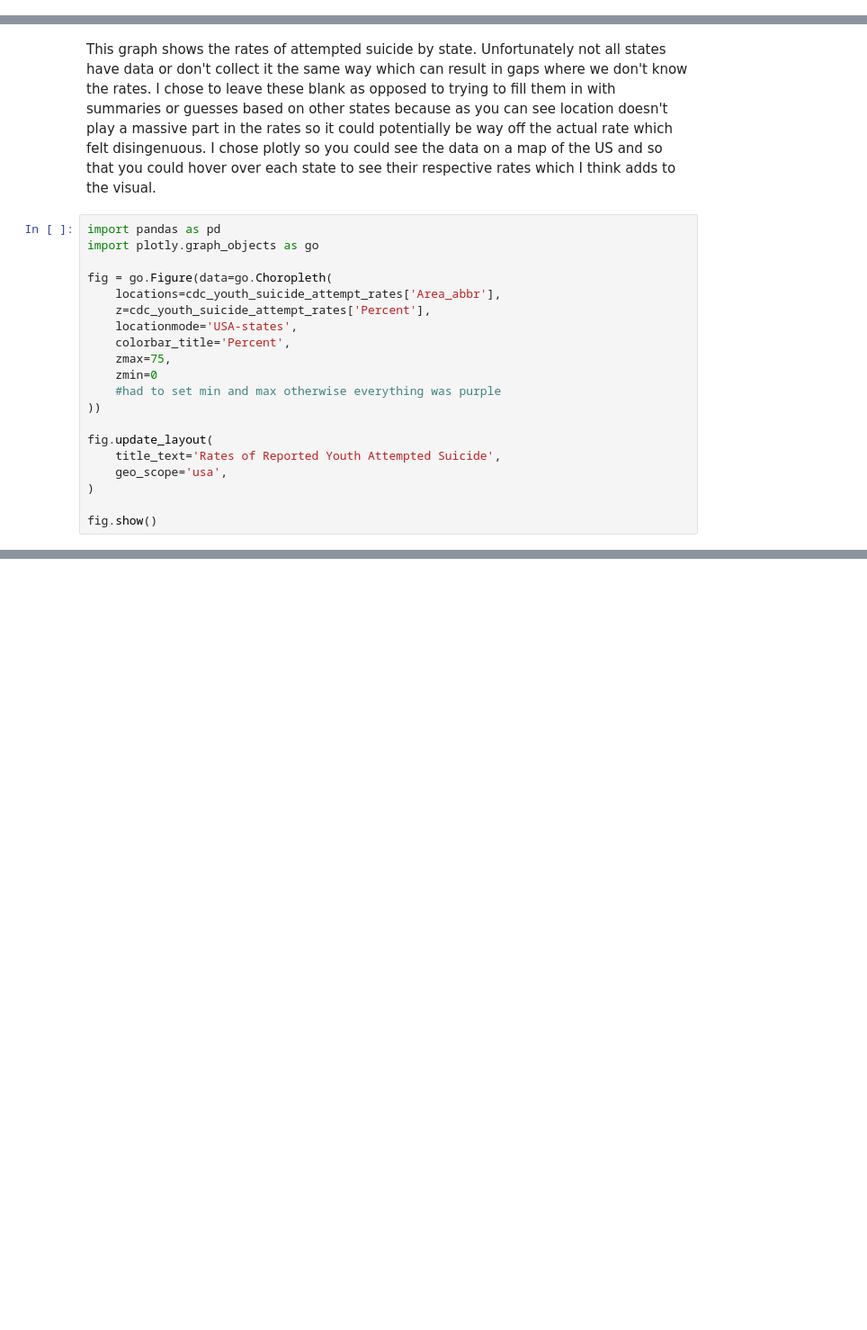
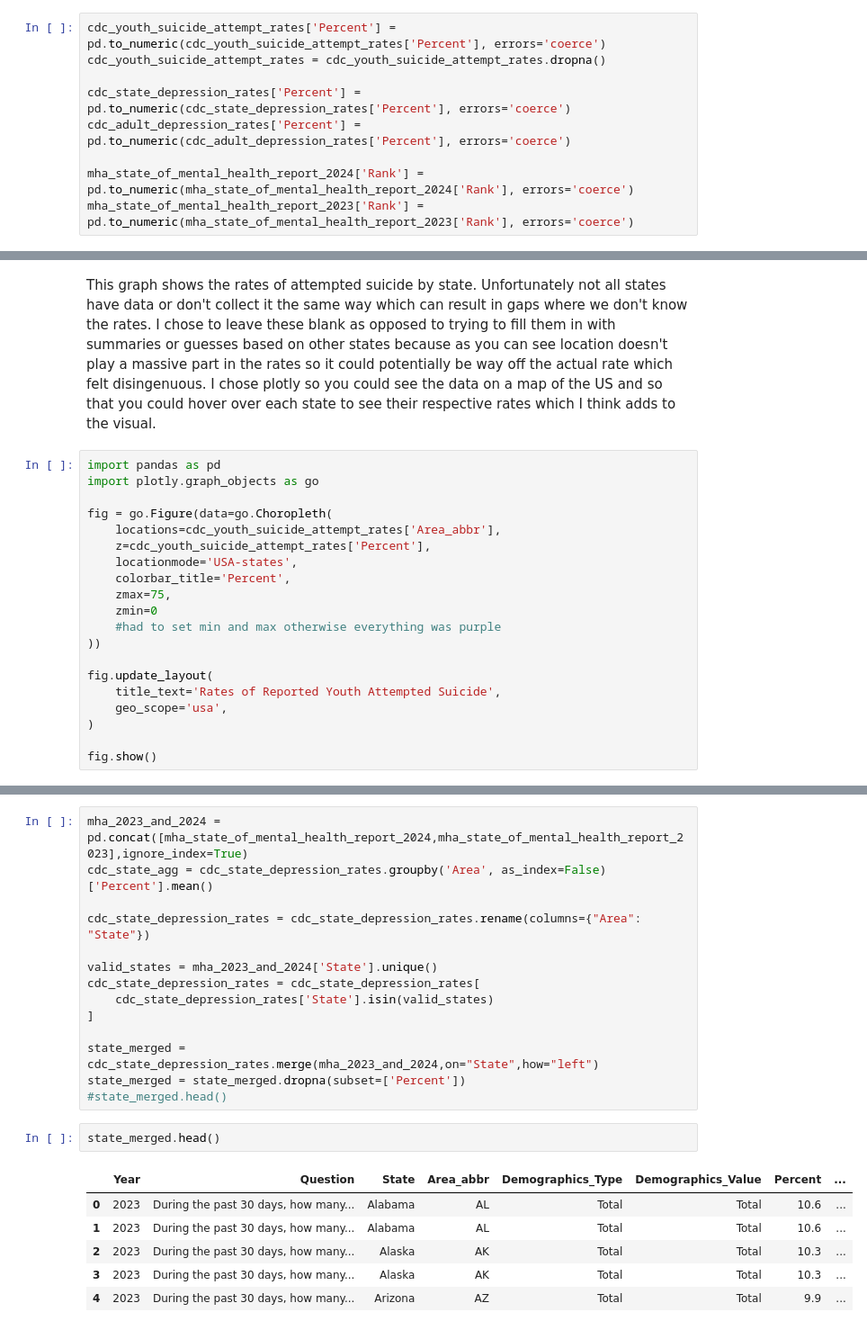
Before and after one commit to IT4063C001-Fall2025/final-project-andrewmargolin3, a Jupyter notebook: source.ipynb, the cells around one changed output, grey strips where cells are left out. Shown at 90% size. Saved outputs shown, nothing was run; the diff lists cells and outputs as text; blank space fills up the shorter version.

```diff
--- a/source.ipynb
+++ b/source.ipynb
@@ -90,3 +97,12 @@ mha_state_of_mental_health_report_2023 = mha_state_of_mental_health_report_2023.
+# %%
+cdc_youth_suicide_attempt_rates['Percent'] = pd.to_numeric(cdc_youth_suicide_attempt_rates['Percent'], errors='coerce')
+cdc_youth_suicide_attempt_rates = cdc_youth_suicide_attempt_rates.dropna()
+
+cdc_state_depression_rates['Percent'] = pd.to_numeric(cdc_state_depression_rates['Percent'], errors='coerce')
+cdc_adult_depression_rates['Percent'] = pd.to_numeric(cdc_adult_depression_rates['Percent'], errors='coerce')
+
+mha_state_of_mental_health_report_2024['Rank'] = pd.to_numeric(mha_state_of_mental_health_report_2024['Rank'], errors='coerce')
+mha_state_of_mental_health_report_2023['Rank'] = pd.to_numeric(mha_state_of_mental_health_report_2023['Rank'], errors='coerce')
 # %% [markdown]
 This cell is converting the month_end column of the dataframe to a date and time format so that it presents correctly on graphs. Additionally it is filtering the dataframe columns from the csv to only pull the age data for representation, it is also filtering for all mental health otherwise the graph would have a lot of duplicate data. The end is creating a new dataframe that only has the needed data.
 I chose to filter the data by age to simplify the graph for readability and filtered by any mental health issue to not miss out on any visits and instead get an overarching view of everything.
@@ -208,0 +248,23 @@ fig.show()
+# %%
+mha_2023_and_2024 = pd.concat([mha_state_of_mental_health_report_2024,mha_state_of_mental_health_report_2023],ignore_index=True)
+cdc_state_agg = cdc_state_depression_rates.groupby('Area', as_index=False)['Percent'].mean()
+
+cdc_state_depression_rates = cdc_state_depression_rates.rename(columns={"Area": "State"})
+
+valid_states = mha_2023_and_2024['State'].unique()
+cdc_state_depression_rates = cdc_state_depression_rates[
+    cdc_state_depression_rates['State'].isin(valid_states)
+]
+
+state_merged = cdc_state_depression_rates.merge(mha_2023_and_2024,on="State",how="left")
+state_merged = state_merged.dropna(subset=['Percent'])
+#state_merged.head()
+# %%
+state_merged.head()
+# %% [output]
+|  | Year | Question | State | Area_abbr | Demographics_Type | Demographics_Value | Percent | ... |
+| 0 | 2023 | During the past 30 days, how many... | Alabama | AL | Total | Total | 10.6 | ... |
+| 1 | 2023 | During the past 30 days, how many... | Alabama | AL | Total | Total | 10.6 | ... |
+| 2 | 2023 | During the past 30 days, how many... | Alaska | AK | Total | Total | 10.3 | ... |
+| 3 | 2023 | During the past 30 days, how many... | Alaska | AK | Total | Total | 10.3 | ... |
+| 4 | 2023 | During the past 30 days, how many... | Arizona | AZ | Total | Total | 9.9 | ... |
```
Also changed, not shown: parts of 16 cells of this notebook, 1 other file.
